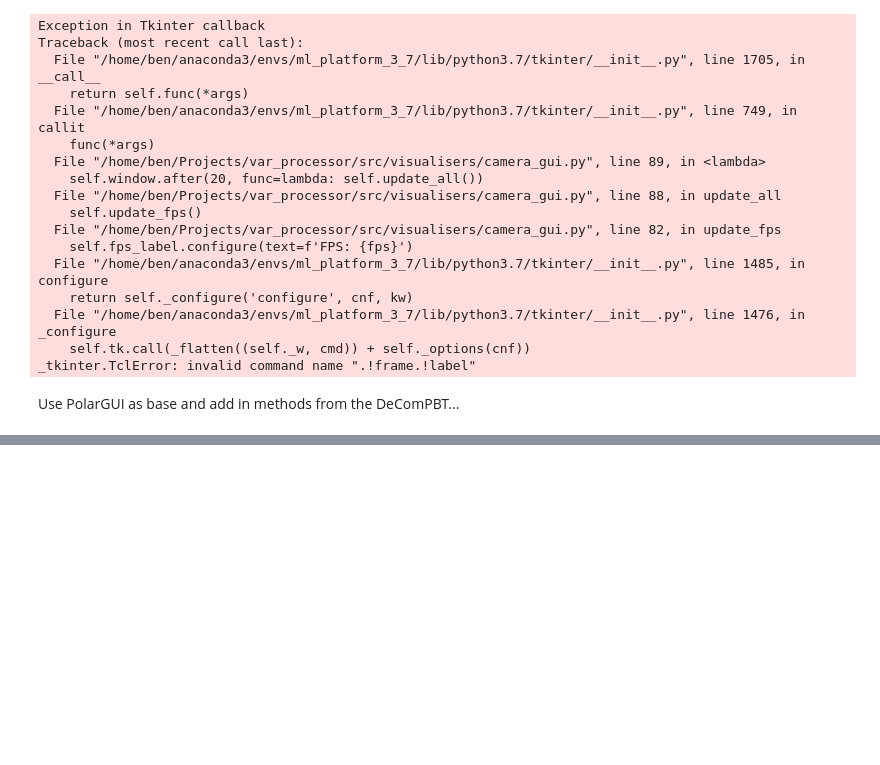
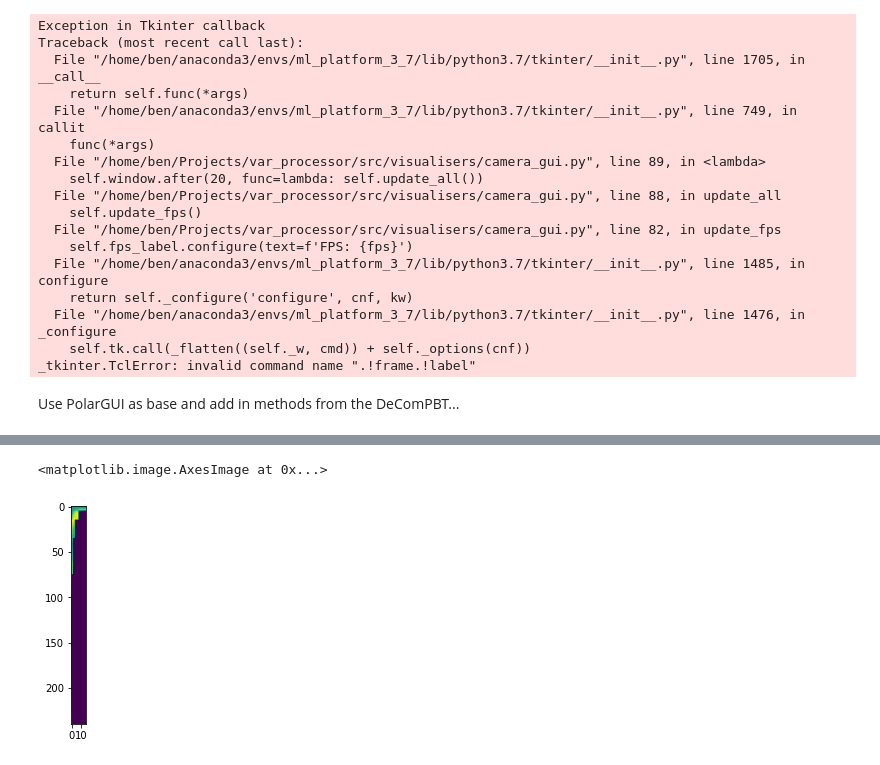
Before and after one commit to benhoyle/var_processor, a Jupyter notebook: 2020-12-29 Testing Polar CameraGUI.ipynb, the cells around one changed output, grey strips where cells are left out. Cells and saved outputs as stored; diff of their text form; code cells hidden in the pictures; blank space fills up the shorter version.

```diff
--- a/2020-12-29 Testing Polar CameraGUI.ipynb
+++ b/2020-12-29 Testing Polar CameraGUI.ipynb
@@ -285,0 +547,2 @@ class PBTPolarQuad((PolarGUI):
+# %%
+quads = reduced_to_quad(output_list)
@@ -285,0 +736,5 @@ class PBTPolarQuad((PolarGUI):
+# %%
+%%timeit
+quad_diff = list()
+for portion in quads[0]:
+    quad_diff.append(np.diff(portion, axis=0))
@@ -285,0 +755,4 @@ class PBTPolarQuad((PolarGUI):
+# %%
+total_shape = sum([portion.shape[0] for portion in quads[0]])
+max_width = max([portion.shape[1] for portion in quads[0]])
+print(total_shape, max_width)
@@ -285,0 +761,8 @@ class PBTPolarQuad((PolarGUI):
+# %%
+# Convert the list into a square array
+quad_array = np.zeros(shape=(total_shape, max_width))
+start = 0
+for portion in quads[0]:
+    end = start+portion.shape[0]
+    quad_array[start:end, 0:portion.shape[1]] = portion
+    start = end
@@ -285,0 +779,5 @@ class PBTPolarQuad((PolarGUI):
+# %%
+plt.imshow(quad_array)
+# %% [output]
+<matplotlib.image.AxesImage at 0x...>
+[figure, added]
```
Also changed, not shown: parts of 62 cells of this notebook, 10 other files.
